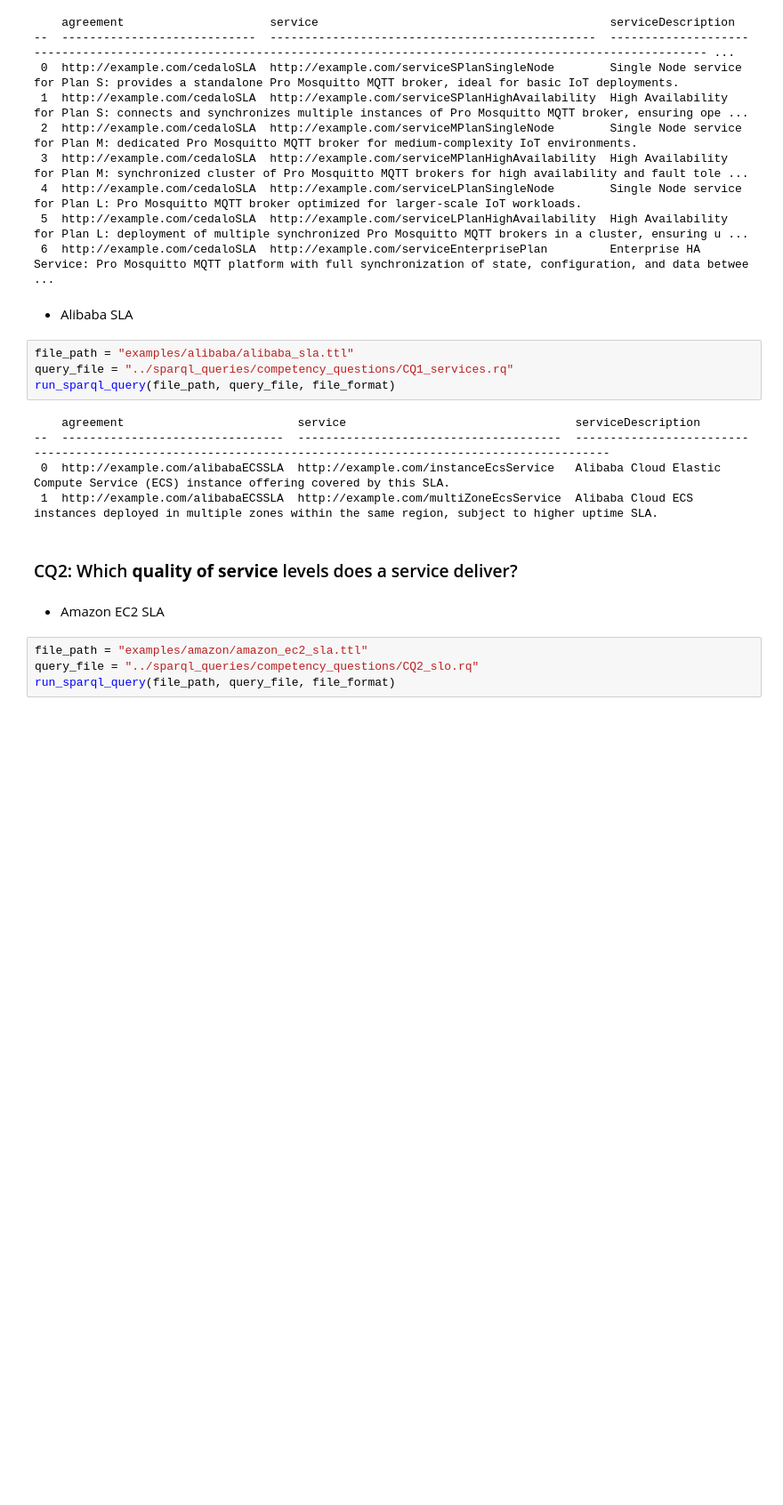
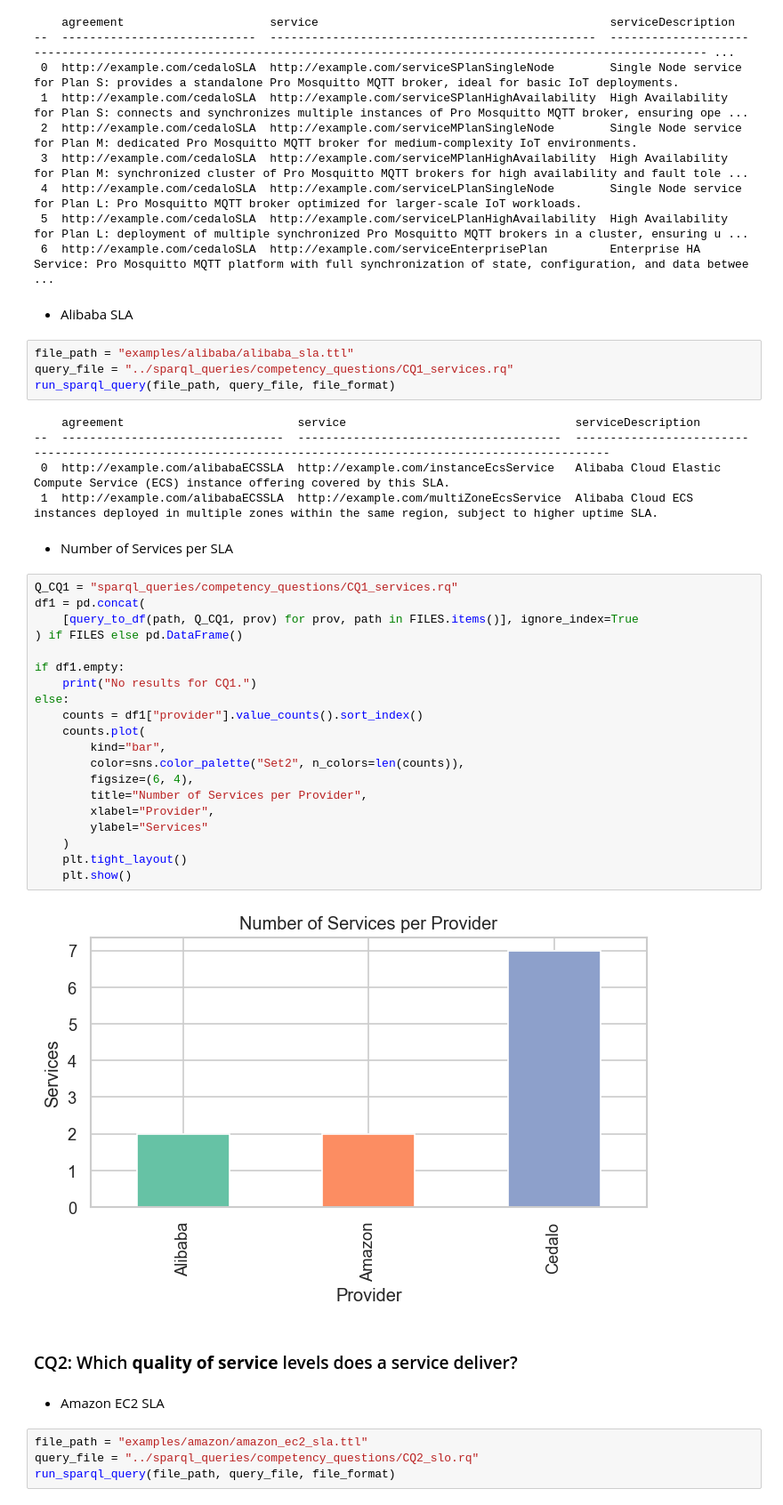
Before and after one commit to isa-group/tosla, a Jupyter notebook: bin/TOSLA_Analysis_of_Customer_Agreements.ipynb, the cells around one changed output. Shown: that part at 89% size. Saved outputs shown, nothing was run; the diff lists cells and outputs as text; blank space fills up the shorter version.

Commit message:
add chart generation functions

```diff
--- a/bin/TOSLA_Analysis_of_Customer_Agreements.ipynb
+++ b/bin/TOSLA_Analysis_of_Customer_Agreements.ipynb
@@ -206,6 +273,30 @@ run_sparql_query(file_path, query_file, file_format)
 --  --------------------------------  --------------------------------------  ------------------------------------------------------------------------------------------------------------
  0  http://example.com/alibabaECSSLA  http://example.com/instanceEcsService   Alibaba Cloud Elastic Compute Service (ECS) instance offering covered by this SLA.
  1  http://example.com/alibabaECSSLA  http://example.com/multiZoneEcsService  Alibaba Cloud ECS instances deployed in multiple zones within the same region, subject to higher uptime SLA.
+# %% [markdown]
+- Number of Services per SLA
+# %%
+Q_CQ1 = "sparql_queries/competency_questions/CQ1_services.rq"
+df1 = pd.concat(
+    [query_to_df(path, Q_CQ1, prov) for prov, path in FILES.items()], ignore_index=True
+) if FILES else pd.DataFrame()
+
+if df1.empty:
+    print("No results for CQ1.")
+else:
+    counts = df1["provider"].value_counts().sort_index()
+    counts.plot(
+        kind="bar",
+        color=sns.color_palette("Set2", n_colors=len(counts)),
+        figsize=(6, 4),
+        title="Number of Services per Provider",
+        xlabel="Provider",
+        ylabel="Services"
+    )
+    plt.tight_layout()
+    plt.show()
+# %% [output]
+[figure, added]
 # %% [markdown]
 ### CQ2: Which **quality of service** levels does a service deliver?
 # %% [markdown]
```
Also changed, not shown: parts of 30 cells of this notebook, 4 other files.
